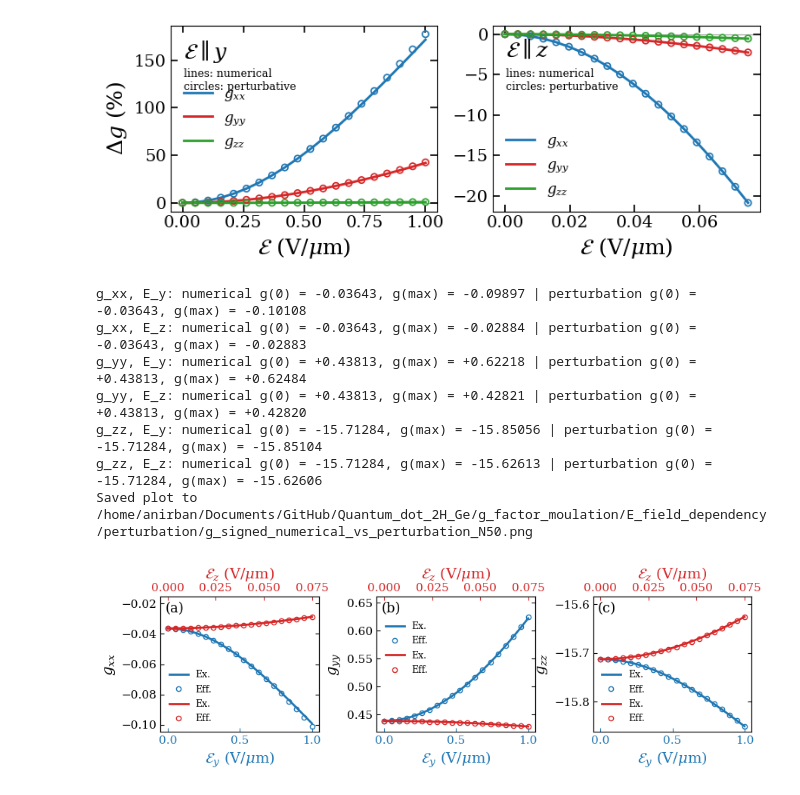
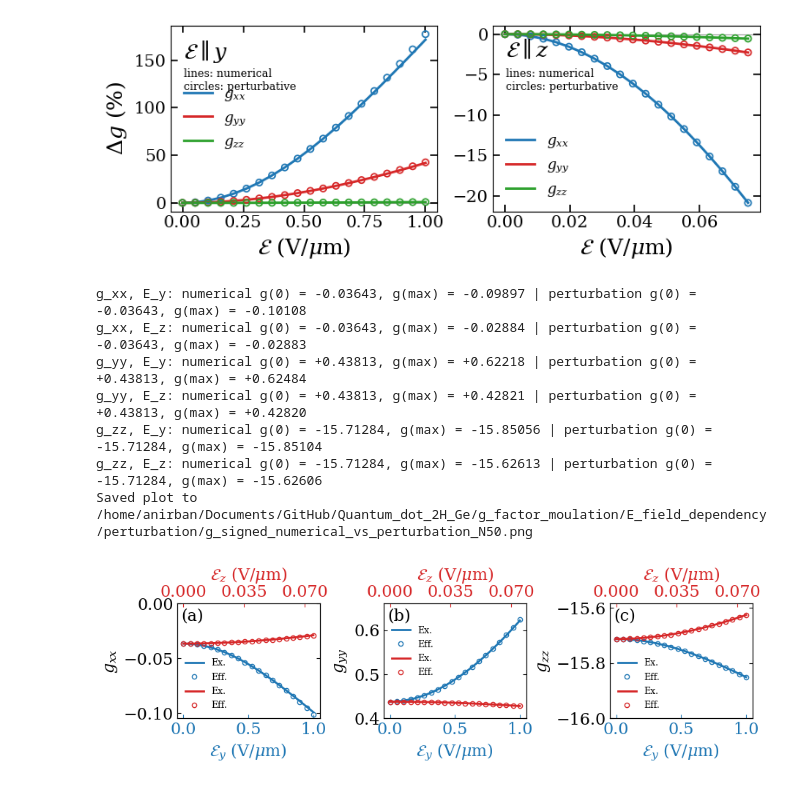
Before and after one commit to anirban8653/Quantum_dot_2H_Ge, a Jupyter notebook: g_factor_moulation/E_field_dependency/perturbation/plot_gfactor_E.ipynb, the cells around one changed output. Drawn from its saved outputs; the diff is of its cells as text; code cells hidden in the pictures.

Commit message:
updated plots for appendix

```diff
--- a/g_factor_moulation/E_field_dependency/perturbation/plot_gfactor_E.ipynb
+++ b/g_factor_moulation/E_field_dependency/perturbation/plot_gfactor_E.ipynb
@@ -674,38 +674,50 @@ for ax_y, (comp, prefix) in zip(axes, components):
         h2, = ax.plot(E_pert, g_pert, st["marker"], color=st["color"], markersize=4.5,
                       markerfacecolor="none", label=rf"Eff.")
         handles += [h1, h2]
 
         print(f"g_{comp}, E_{d}: numerical g(0) = {g_num[0]:+.5f}, g(max) = {g_num[-1]:+.5f} | "
               f"perturbation g(0) = {g_pert[0]:+.5f}, g(max) = {g_pert[-1]:+.5f}")
 
-    ax_y.set_xlabel(r"$\mathcal{E}_y$ (V/$\mu$m)", fontsize=14, color=style["y"]["color"])
-    ax_z.set_xlabel(r"$\mathcal{E}_z$ (V/$\mu$m)", fontsize=14, color=style["z"]["color"])
-    ax_y.tick_params(axis="x", colors=style["y"]["color"], direction="in", labelsize=11)
-    ax_z.tick_params(axis="x", colors=style["z"]["color"], direction="in", labelsize=11)
-    ax_y.tick_params(axis="y", direction="in", right=True, labelsize=11)
-    ax_y.set_ylabel(rf"$g_{{{comp}}}$", fontsize=14)
+    ax_y.set_xlabel(r"$\mathcal{E}_y$ (V/$\mu$m)", fontsize=16, color=style["y"]["color"])
+    ax_z.set_xlabel(r"$\mathcal{E}_z$ (V/$\mu$m)", fontsize=16, color=style["z"]["color"])
+    ax_y.tick_params(axis="x", colors=style["y"]["color"], direction="in", labelsize=16)
+    ax_z.tick_params(axis="x", colors=style["z"]["color"], direction="in", labelsize=16)
+    ax_y.tick_params(axis="y", direction="in", right=True, labelsize=16)
+    ax_y.set_ylabel(rf"$g_{{{comp}}}$", fontsize=16)
+    ax_y.set_xticks([0,0.5,1])
+    ax_z.set_xticks([0,0.035,0.07])
+
     # legend on the top (E_z) axes so it is drawn above both curves
     ax_z.legend(handles=handles, fontsize=9, frameon=False, loc=legend_loc[comp],
                 bbox_to_anchor=legend_anchor.get(comp))
     ax_z.text(0.03, 0.96, panel_labels[comp], transform=ax_z.transAxes,
-              ha="left", va="top", fontsize=13)
+              ha="left", va="top", fontsize=16)
     y_lo, y_hi = ax_y.get_ylim()              # headroom so the label clears the curves
     ax_y.set_ylim(y_lo, y_hi + 0.12 * (y_hi - y_lo))
+    if comp == "xx":
+        ax_y.set_yticks([-0.1, -0.05, 0])
+    if comp == "yy":
+        ax_y.set_yticks([0.4, 0.5, 0.6])
+    if comp == "zz":
+        ax_z.set_yticks([-16,-15.8,-15.6])
 
 fig.tight_layout()
 WSPACE_SCALE = 0.6   # < 1 brings the panels closer together (1 = tight_layout default)
 fig.subplots_adjust(wspace=fig.subplotpars.wspace * WSPACE_SCALE)
+GAP_BC = 0.03       # extra gap (figure fraction) between panels (b) and (c)
+pos_c = axes[2].get_position()
+axes[2].set_position([pos_c.x0 + GAP_BC, pos_c.y0, pos_c.width, pos_c.height])  # twin E_z axis follows
 output_file = data_directory / f"g_signed_numerical_vs_perturbation_N{N}.png"
 fig.savefig(output_file, dpi=300, bbox_inches="tight")
 fig.savefig(output_file.with_suffix(".pdf"), bbox_inches="tight")
 print(f"Saved plot to {output_file}")
 plt.show()
 # %% [output]
 g_xx, E_y: numerical g(0) = -0.03643, g(max) = -0.09897 | perturbation g(0) = -0.03643, g(max) = -0.10108
 g_xx, E_z: numerical g(0) = -0.03643, g(max) = -0.02884 | perturbation g(0) = -0.03643, g(max) = -0.02883
 g_yy, E_y: numerical g(0) = +0.43813, g(max) = +0.62218 | perturbation g(0) = +0.43813, g(max) = +0.62484
 g_yy, E_z: numerical g(0) = +0.43813, g(max) = +0.42821 | perturbation g(0) = +0.43813, g(max) = +0.42820
 g_zz, E_y: numerical g(0) = -15.71284, g(max) = -15.85056 | perturbation g(0) = -15.71284, g(max) = -15.85104
 g_zz, E_z: numerical g(0) = -15.71284, g(max) = -15.62613 | perturbation g(0) = -15.71284, g(max) = -15.62606
 Saved plot to /home/anirban/Documents/GitHub/Quantum_dot_2H_Ge/g_factor_moulation/E_field_dependency/perturbation/g_signed_numerical_vs_perturbation_N50.png
-[figure, old version]
+[figure, new version]
```
Also changed, not shown: 4 other files.
